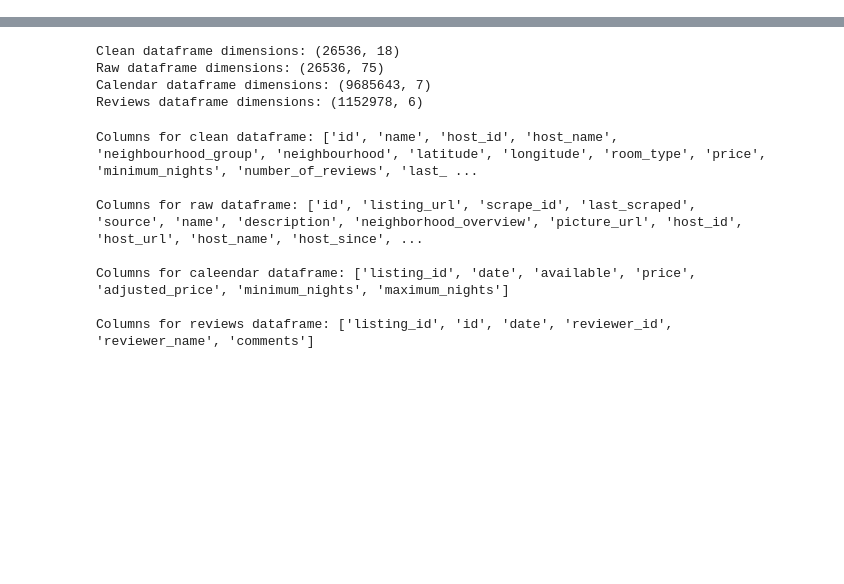
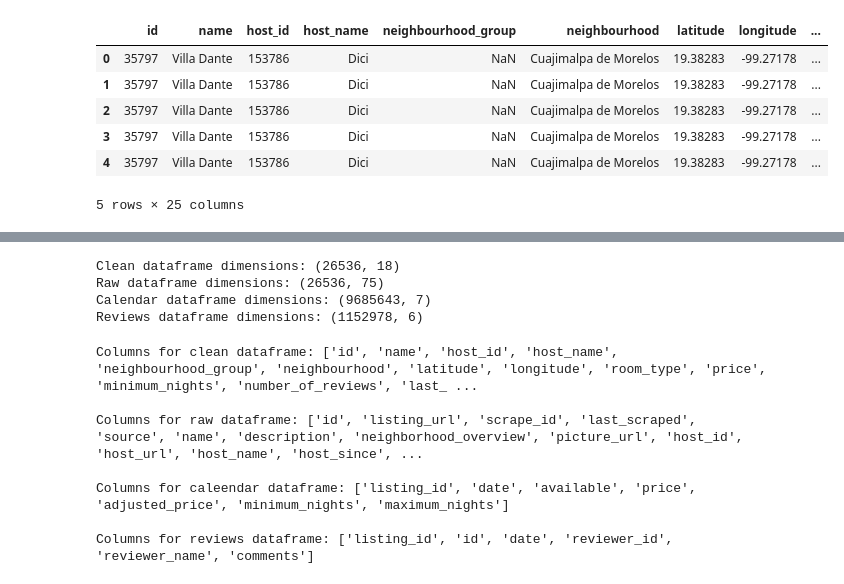
Before and after one commit to leonfgz48/Mineria_de_Datos_Proyecto, a Jupyter notebook: EDA_airbnb.ipynb, the cells around one changed output, grey strips where cells are left out. Drawn from its saved outputs; the diff is of its cells as text; code cells hidden in the pictures; blank space fills up the shorter version.

```diff
--- a/EDA_airbnb.ipynb
+++ b/EDA_airbnb.ipynb
@@ -73,0 +40,13 @@ reviews_data.describe()
+# %%
+# Join entre list_data y calendar_data
+merged_data = pd.merge(clean_list, calendar_data, left_on='id', right_on='listing_id', how='left')
+# %%
+merged_data.head()
+# %% [output]
+|  | id | name | host_id | host_name | neighbourhood_group | neighbourhood | latitude | longitude | ... |
+| 0 | 35797 | Villa Dante | 153786 | Dici | NaN | Cuajimalpa de Morelos | 19.38283 | -99.27178 | ... |
+| 1 | 35797 | Villa Dante | 153786 | Dici | NaN | Cuajimalpa de Morelos | 19.38283 | -99.27178 | ... |
+| 2 | 35797 | Villa Dante | 153786 | Dici | NaN | Cuajimalpa de Morelos | 19.38283 | -99.27178 | ... |
+| 3 | 35797 | Villa Dante | 153786 | Dici | NaN | Cuajimalpa de Morelos | 19.38283 | -99.27178 | ... |
+| 4 | 35797 | Villa Dante | 153786 | Dici | NaN | Cuajimalpa de Morelos | 19.38283 | -99.27178 | ... |
+5 rows × 25 columns
```
Also changed, not shown: parts of 12 cells of this notebook.
